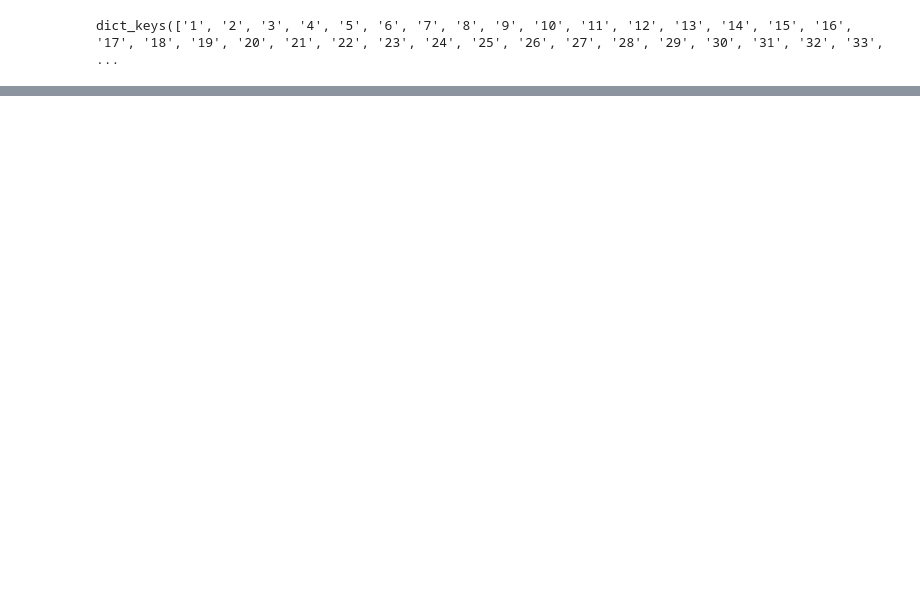
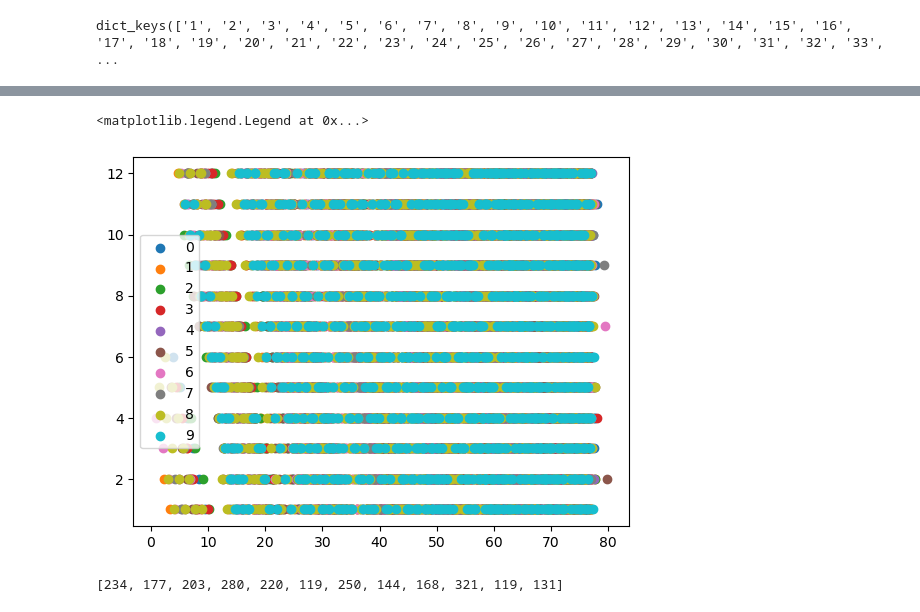
Before and after one commit to 2catycm/WaterDrop-vs-SolarSystemFleet, a Jupyter notebook: experiment/data_understanding.ipynb, the cells around one changed output, grey strips where cells are left out. Cells and saved outputs as stored; diff of their text form; code cells hidden in the pictures; blank space fills up the shorter version.

```diff
--- a/experiment/data_understanding.ipynb
+++ b/experiment/data_understanding.ipynb
@@ -82,0 +88,21 @@ len(opportunities)
+# %%
+import matplotlib.pyplot as plt
+# group = df.groupby("asteroid")[["time", 'station']]
+# for g in group:
+    # print(g)
+    # break
+    # plt.scatter(g[1].time, g[1].station, label=g[0]//60)
+k = 10
+for i in range(k):
+    g = df[df.asteroid%k==i]
+    plt.scatter(g.time, g.station, label=i)
+plt.legend()
+# %% [output]
+<matplotlib.legend.Legend at 0x...>
+[figure, added]
+# %%
+import random
+sub = random.choices(np.arange(asteroids), k=12)
+sub
+# %% [output]
+[234, 177, 203, 280, 220, 119, 250, 144, 168, 321, 119, 131]
```
Also changed, not shown: parts of 23 cells of this notebook, 31 other files.
